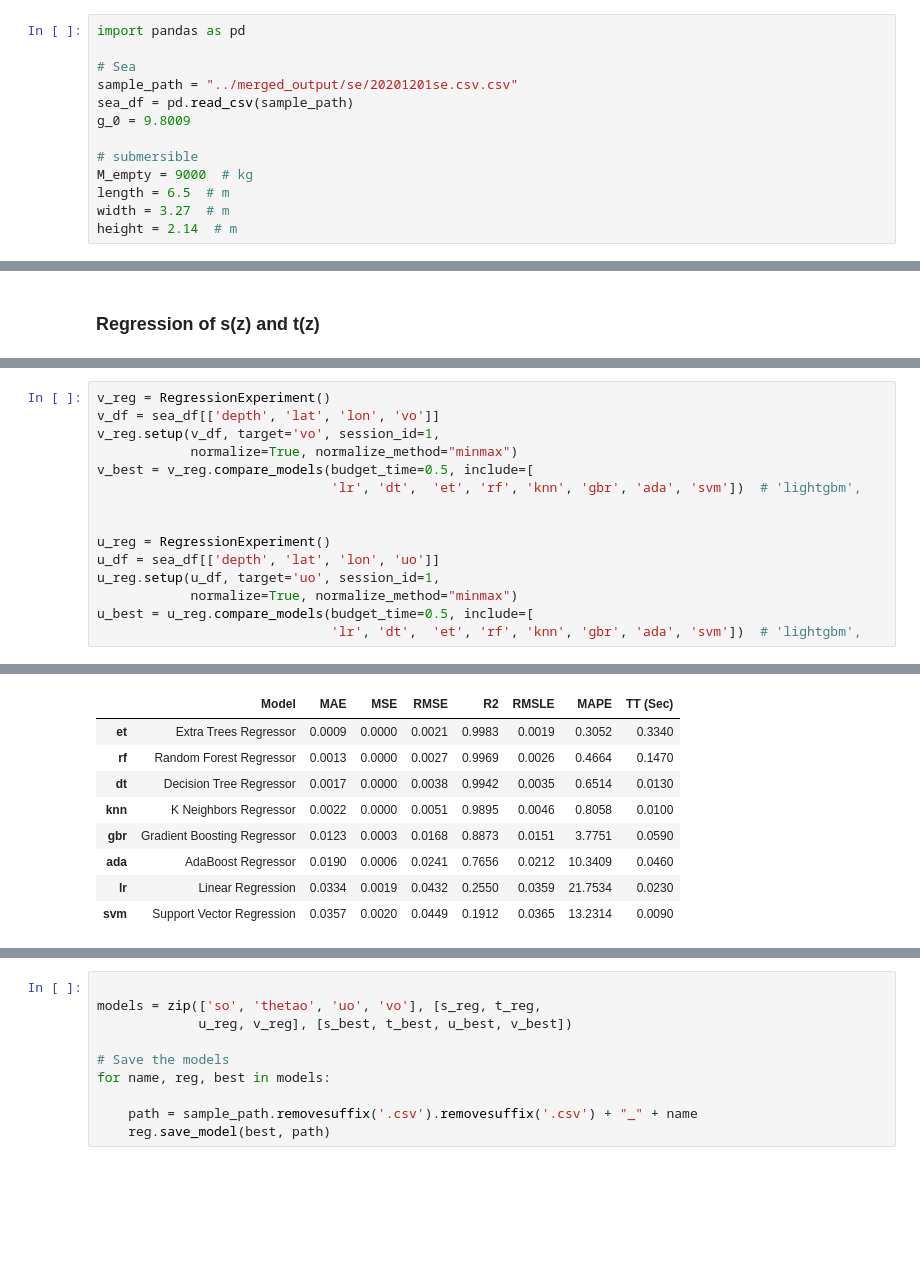
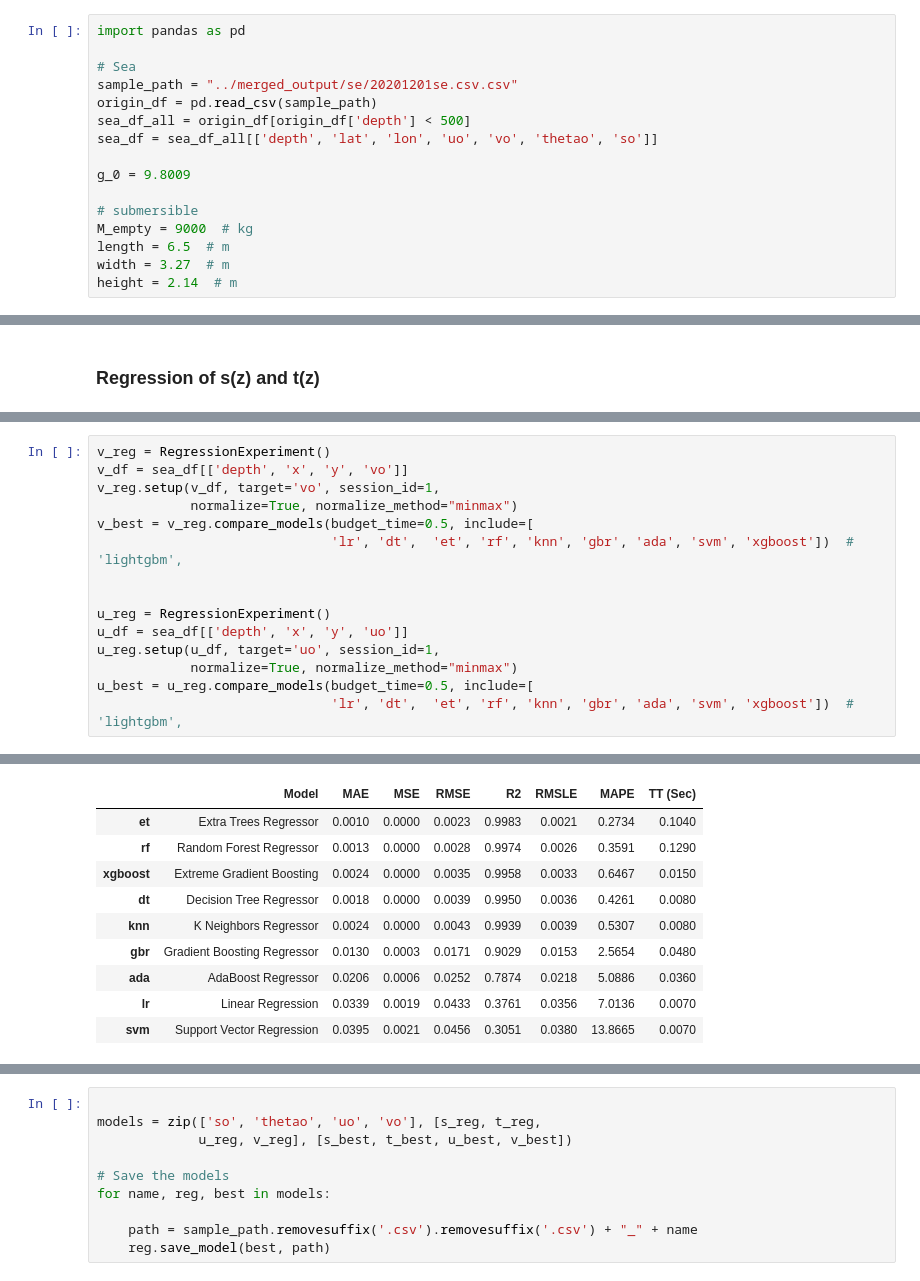
Before and after one commit to zzjc1234/MCM2024Preparation, a Jupyter notebook: MODEL/model1.ipynb, the cells around one changed output, grey strips where cells are left out. Drawn from its saved outputs; the diff is of its cells as text; blank space fills up the shorter version.

```diff
--- a/MODEL/model1.ipynb
+++ b/MODEL/model1.ipynb
@@ -7,7 +7,10 @@ import pandas as pd
 
 # Sea
 sample_path = "../merged_output/se/20201201se.csv.csv"
-sea_df = pd.read_csv(sample_path)
+origin_df = pd.read_csv(sample_path)
+sea_df_all = origin_df[origin_df['depth'] < 500]
+sea_df = sea_df_all[['depth', 'lat', 'lon', 'uo', 'vo', 'thetao', 'so']]
+
 g_0 = 9.8009
 
 # submersible
@@ -251,19 +294,19 @@ Transformation Pipeline and Model Successfully Loaded
 ... (3 outputs left out)
 # %%
 v_reg = RegressionExperiment()
-v_df = sea_df[['depth', 'lat', 'lon', 'vo']]
+v_df = sea_df[['depth', 'x', 'y', 'vo']]
 v_reg.setup(v_df, target='vo', session_id=1,
             normalize=True, normalize_method="minmax")
 v_best = v_reg.compare_models(budget_time=0.5, include=[
-                              'lr', 'dt',  'et', 'rf', 'knn', 'gbr', 'ada', 'svm'])  # 'lightgbm',
+                              'lr', 'dt',  'et', 'rf', 'knn', 'gbr', 'ada', 'svm', 'xgboost'])  # 'lightgbm',
 
 
 u_reg = RegressionExperiment()
-u_df = sea_df[['depth', 'lat', 'lon', 'uo']]
+u_df = sea_df[['depth', 'x', 'y', 'uo']]
 u_reg.setup(u_df, target='uo', session_id=1,
             normalize=True, normalize_method="minmax")
 u_best = u_reg.compare_models(budget_time=0.5, include=[
-                              'lr', 'dt',  'et', 'rf', 'knn', 'gbr', 'ada', 'svm'])  # 'lightgbm',
+                              'lr', 'dt',  'et', 'rf', 'knn', 'gbr', 'ada', 'svm', 'xgboost'])  # 'lightgbm',
 # %% [output]
 |  | Description | Value |
 | 0 | Session id | 1 |
@@ -285,13 +328,14 @@ u_best = u_reg.compare_models(budget_time=0.5, include=[
 [interactive output not drawn]
 |  | Model | MAE | MSE | RMSE | R2 | RMSLE | MAPE | TT (Sec) |
-| et | Extra Trees Regressor | 0.0009 | 0.0000 | 0.0021 | 0.9983 | 0.0019 | 0.3052 | 0.3340 |
-| rf | Random Forest Regressor | 0.0013 | 0.0000 | 0.0027 | 0.9969 | 0.0026 | 0.4664 | 0.1470 |
-| dt | Decision Tree Regressor | 0.0017 | 0.0000 | 0.0038 | 0.9942 | 0.0035 | 0.6514 | 0.0130 |
-| knn | K Neighbors Regressor | 0.0022 | 0.0000 | 0.0051 | 0.9895 | 0.0046 | 0.8058 | 0.0100 |
-| gbr | Gradient Boosting Regressor | 0.0123 | 0.0003 | 0.0168 | 0.8873 | 0.0151 | 3.7751 | 0.0590 |
-| ada | AdaBoost Regressor | 0.0190 | 0.0006 | 0.0241 | 0.7656 | 0.0212 | 10.3409 | 0.0460 |
-| lr | Linear Regression | 0.0334 | 0.0019 | 0.0432 | 0.2550 | 0.0359 | 21.7534 | 0.0230 |
-| svm | Support Vector Regression | 0.0357 | 0.0020 | 0.0449 | 0.1912 | 0.0365 | 13.2314 | 0.0090 |
+| et | Extra Trees Regressor | 0.0010 | 0.0000 | 0.0023 | 0.9983 | 0.0021 | 0.2734 | 0.1040 |
+| rf | Random Forest Regressor | 0.0013 | 0.0000 | 0.0028 | 0.9974 | 0.0026 | 0.3591 | 0.1290 |
+| xgboost | Extreme Gradient Boosting | 0.0024 | 0.0000 | 0.0035 | 0.9958 | 0.0033 | 0.6467 | 0.0150 |
+| dt | Decision Tree Regressor | 0.0018 | 0.0000 | 0.0039 | 0.9950 | 0.0036 | 0.4261 | 0.0080 |
+| knn | K Neighbors Regressor | 0.0024 | 0.0000 | 0.0043 | 0.9939 | 0.0039 | 0.5307 | 0.0080 |
+| gbr | Gradient Boosting Regressor | 0.0130 | 0.0003 | 0.0171 | 0.9029 | 0.0153 | 2.5654 | 0.0480 |
+| ada | AdaBoost Regressor | 0.0206 | 0.0006 | 0.0252 | 0.7874 | 0.0218 | 5.0886 | 0.0360 |
+| lr | Linear Regression | 0.0339 | 0.0019 | 0.0433 | 0.3761 | 0.0356 | 7.0136 | 0.0070 |
+| svm | Support Vector Regression | 0.0395 | 0.0021 | 0.0456 | 0.3051 | 0.0380 | 13.8665 | 0.0070 |
 [interactive output not drawn]
 |  | Description | Value |
 | 0 | Session id | 1 |
```
Also changed, not shown: parts of 7 cells of this notebook, 6 other files.
